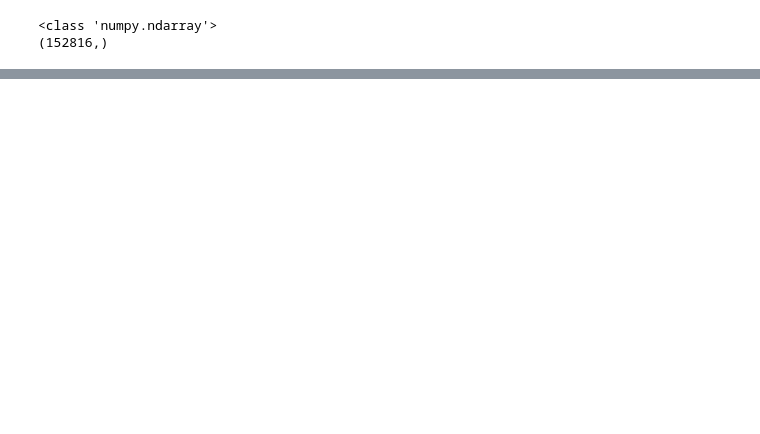
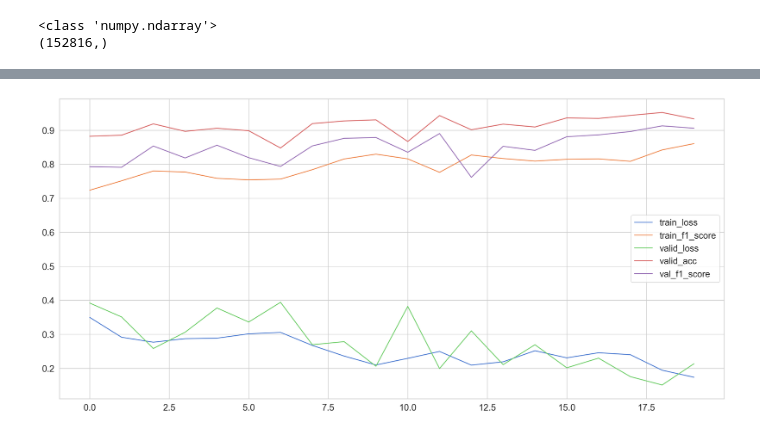
Before and after one commit to MoreBangForYourBuck/c2_competition, a Jupyter notebook: tensorflow_bi_LSTM.ipynb, the cells around one changed output, grey strips where cells are left out. Drawn from its saved outputs; the diff is of its cells as text; code cells hidden in the pictures; blank space fills up the shorter version.

```diff
--- a/tensorflow_bi_LSTM.ipynb
+++ b/tensorflow_bi_LSTM.ipynb
@@ -466,0 +491,14 @@ plot_pred(enc.inverse_transform(y_val), enc.inverse_transform(y_pred))
+# %%
+#continue training
+batch_size = 512
+class_weight[3] = 3.5
+loaded_model = keras.models.load_model('saved_model/my_model')
+new_history = loaded_model.fit(
+    X_train, y_train,
+    epochs=20,
+    batch_size=batch_size,
+    validation_data = (X_val, y_val),
+    shuffle=False,
+    callbacks=[cp_callback],
+    class_weight=class_weight
+)
@@ -466,0 +572,10 @@ plot_pred(enc.inverse_transform(y_val), enc.inverse_transform(y_pred))
+# %%
+plt.plot(new_history.history['loss'], label='train_loss')
+plt.plot(new_history.history['f1_score'], label='train_f1_score')
+plt.plot(new_history.history['val_loss'], label='valid_loss')
+plt.plot(new_history.history['val_acc'], label='valid_acc')
+plt.plot(new_history.history['val_f1_score'], label='val_f1_score')
+
+plt.legend();
+# %% [output]
+[figure, added]
```
Also changed, not shown: parts of 8 cells of this notebook, 5 other files.
